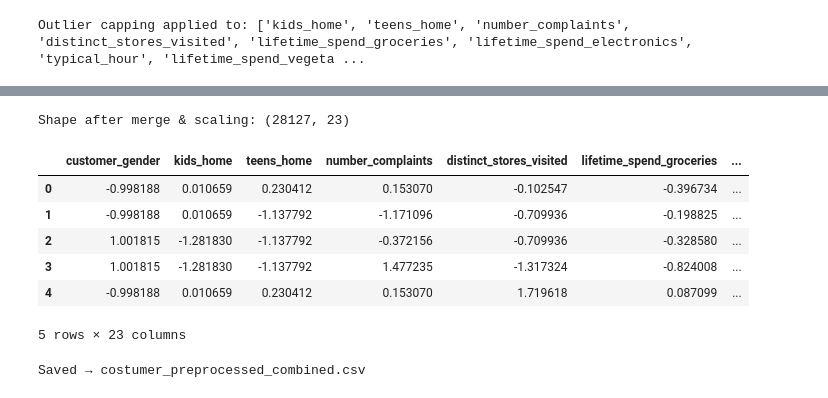
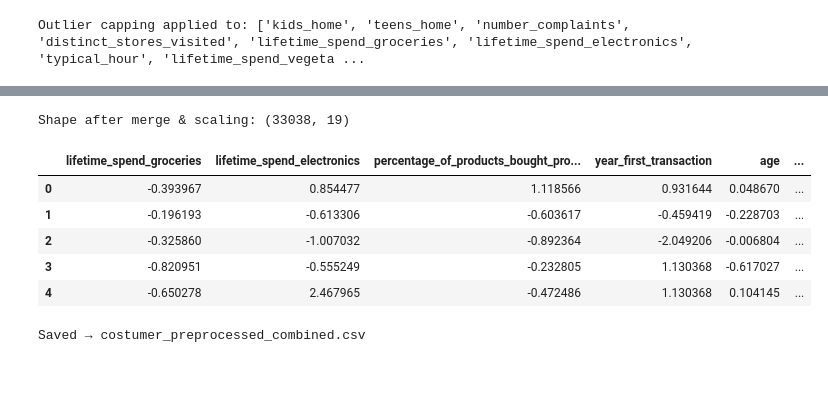
Before and after one commit to margaridaspereira/costumer-assignment, a Jupyter notebook: eda.ipynb, the cells around one changed output, grey strips where cells are left out. Drawn from its saved outputs; the diff is of its cells as text; code cells hidden in the pictures.

```diff
--- a/eda.ipynb
+++ b/eda.ipynb
@@ -142,9 +197,7 @@ binary/encoded columns are excluded.
 # %%
 # Columns that should NOT be capped
 exclude_from_capping = [
-    'customer_id', 'customer_gender', 'latitude', 'longitude',
-    'loyalty_card_number', 'has_loyalty_card', 'year_first_transaction'
-]
+    'customer_id', 'customer_gender', 'latitude', 'longitude', 'year_first_transaction','customer_birthdate']
 
 cap_cols = [
     col for col in costumer.select_dtypes(include='number').columns
@@ -221,22 +249,0 @@ dtype: float64
-# %%
-# Columns excluded from MICE: non-numeric / identifiers / already-derived flags
-cols_to_drop_for_mice = [
-    'customer_id',
-    'customer_name',
-    'customer_birthdate',   # already replaced by 'age'
-    'loyalty_card_number',  # already replaced by 'has_loyalty_card'
-    'latitude',
-    'longitude',
-]
-
-# FIX: errors='ignore' avoids KeyError if any column was already dropped
-cols_mice = costumer.drop(columns=cols_to_drop_for_mice, errors='ignore').select_dtypes(include='number').columns
-
-imputer = IterativeImputer(max_iter=10, random_state=42)
-costumer[cols_mice] = imputer.fit_transform(costumer[cols_mice])
-
-# Drop columns no longer needed
-costumer.drop(columns=['customer_birthdate', 'loyalty_card_number'], inplace=True, errors='ignore')
-
-print("Missing values after MICE:")
-print(costumer.isnull().sum())
@@ -266,35 +298,19 @@ merged with `costumer` before scaling.
 # %%
-# Aggregate basket: number of transactions per customer
-aggregated_basket = (
-    costumer_basket
-    .groupby('customer_id')
-    .agg(total_transactions=('invoice_id', 'count'))
-    .reset_index()
-)
-
-# Merge — inner join keeps only customers present in both datasets
-combined_df = pd.merge(costumer, aggregated_basket, on='customer_id', how='inner')
-
-# Drop non-predictive columns
-cols_to_drop = ['customer_id', 'customer_name', 'latitude', 'longitude']
-final_df = combined_df.drop(columns=[c for c in cols_to_drop if c in combined_df.columns])
-
 # Scale
 scaler = StandardScaler()
-scaled_data = scaler.fit_transform(final_df)
-costumer_preprocessed = pd.DataFrame(scaled_data, columns=final_df.columns)
+scaled_data = scaler.fit_transform(costumer)
+costumer_preprocessed = pd.DataFrame(scaled_data, columns=costumer.columns)
 
 print(f"Shape after merge & scaling: {costumer_preprocessed.shape}")
 costumer_preprocessed.head()
 # %% [output]
-Shape after merge & scaling: (28127, 23)
+Shape after merge & scaling: (33038, 19)
-|  | customer_gender | kids_home | teens_home | number_complaints | distinct_stores_visited | lifetime_spend_groceries | ... |
-| 0 | -0.998188 | 0.010659 | 0.230412 | 0.153070 | -0.102547 | -0.396734 | ... |
-| 1 | -0.998188 | 0.010659 | -1.137792 | -1.171096 | -0.709936 | -0.198825 | ... |
-| 2 | 1.001815 | -1.281830 | -1.137792 | -0.372156 | -0.709936 | -0.328580 | ... |
-| 3 | 1.001815 | -1.281830 | -1.137792 | 1.477235 | -1.317324 | -0.824008 | ... |
-| 4 | -0.998188 | 0.010659 | 0.230412 | 0.153070 | 1.719618 | 0.087099 | ... |
+|  | lifetime_spend_groceries | lifetime_spend_electronics | percentage_of_products_bought_pro... | year_first_transaction | age | ... |
+| 0 | -0.393967 | 0.854477 | 1.118566 | 0.931644 | 0.048670 | ... |
+| 1 | -0.196193 | -0.613306 | -0.603617 | -0.459419 | -0.228703 | ... |
+| 2 | -0.325860 | -1.007032 | -0.892364 | -2.049206 | -0.006804 | ... |
+| 3 | -0.820951 | -0.555249 | -0.232805 | 1.130368 | -0.617027 | ... |
+| 4 | -0.650278 | 2.467965 | -0.472486 | 1.130368 | 0.104145 | ... |
-5 rows × 23 columns
 # %%
 costumer_preprocessed.to_csv("costumer_preprocessed_combined.csv", index=False)
 print("Saved → costumer_preprocessed_combined.csv")
```
Also changed, not shown: parts of 20 cells of this notebook, 1 other file.
